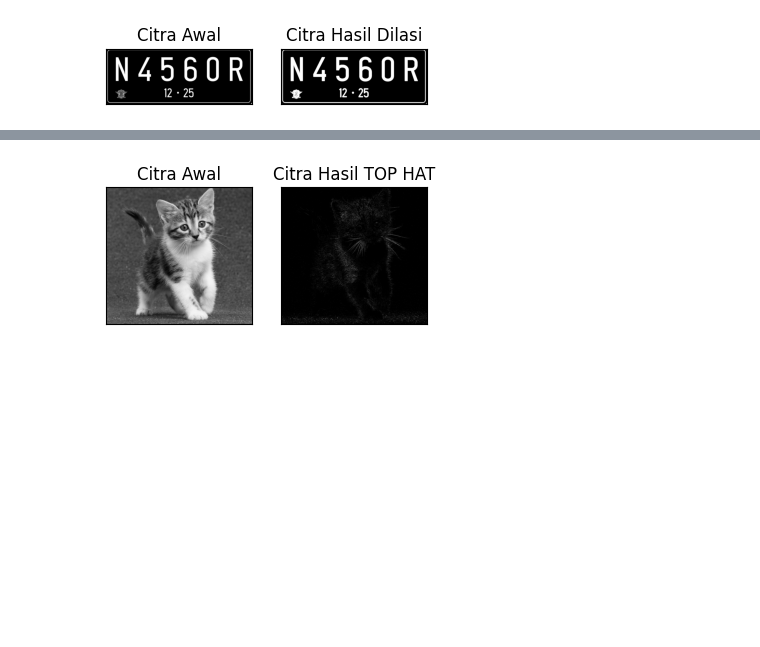
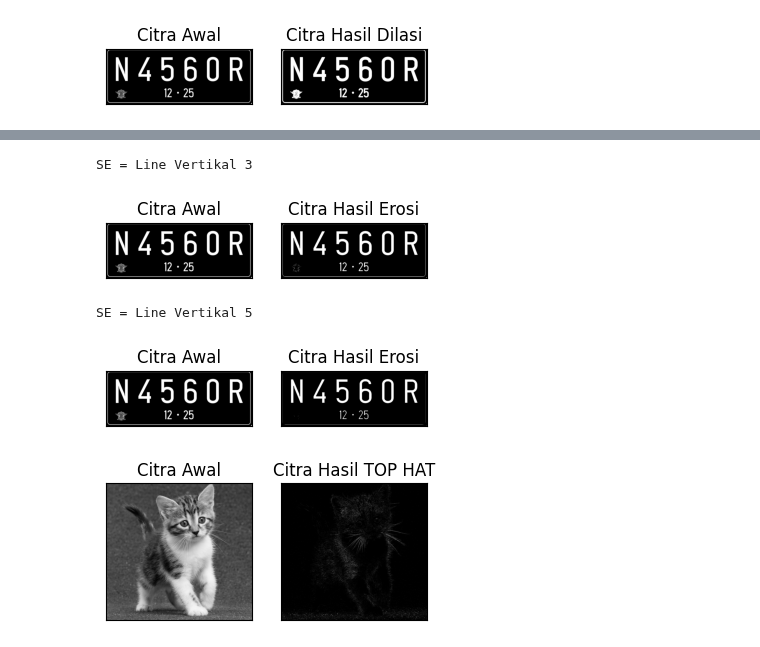
Before and after one commit to ibnuzzi/PCVK_Ganjil_26, a Jupyter notebook: Week9_17.ipynb, the cells around one changed output, grey strips where cells are left out. Drawn from its saved outputs; the diff is of its cells as text; code cells hidden in the pictures; blank space fills up the shorter version.

```diff
--- a/Week9_17.ipynb
+++ b/Week9_17.ipynb
@@ -332,43 +342,49 @@ plt.show()
 # %%
 #Erosi Line Vertikal SE
 def erosi_citra(F,k):
-#size image
-m,n= F.shape
-#Generate structure element erosi (SE)
-SE = cv2.getStructuringElement(cv2.MORPH_ELLIPSE,(1,k)) #SE line vertikal
-constant= (k-1)//2
-imgE= np.zeros((m,n), dtype=np.uint8)
-#Proses Erosi
- for i in range(constant, m-constant):
+  #size image
+  m,n= F.shape
+  #Generate structure element erosi (SE)
+  SE = cv2.getStructuringElement(cv2.MORPH_ELLIPSE,(1,k)) #SE line vertikal
+  constant= (k-1)//2
+  imgE= np.zeros((m,n), dtype=np.uint8)
+  #Proses Erosi
+  for i in range(constant, m-constant):
     for j in range(constant,n-constant):
       temp= F[i-constant:i+constant+1, j-constant:j+constant+1]
       product= temp*SE
       imgE[i,j]= np.min(product)
 
   return imgE
+
 print('SE = Line Vertikal 3')
-img_e= cv2.imread('/content/drive/MyDrive/PCVK/Images/plat nomer.jpg',0) #
+img_e= cv2.imread('/content/drive/MyDrive/Kuliah/PCVK/Images/plat_nomer.jpg',0) #
 ret1, thresh1 = cv2.threshold(img_e, 127, 225, cv2.THRESH_BINARY)
 k=3
 imgE = erosi_citra(thresh1,k)
 
 plt.subplot(131),plt.imshow(img_e,cmap = 'gray')
 plt.title('Citra Awal'), plt.xticks([]), plt.yticks([])
 plt.subplot(132),plt.imshow(imgE,cmap = 'gray')
 plt.title('Citra Hasil Erosi'), plt.xticks([]), plt.yticks([])
 plt.show()
 
 print('SE = Line Vertikal 5')
-img_e= cv2.imread('/content/drive/MyDrive/PCVK/Images/plat nomer.jpg',0) #
+img_e= cv2.imread('/content/drive/MyDrive/Kuliah/PCVK/Images/plat_nomer.jpg',0) #
 ret1, thresh1 = cv2.threshold(img_e, 127, 225, cv2.THRESH_BINARY)
 k=5
 imgE = erosi_citra(thresh1,k)
 
 plt.subplot(131),plt.imshow(img_e,cmap = 'gray')
 plt.title('Citra Awal'), plt.xticks([]), plt.yticks([])
 plt.subplot(132),plt.imshow(imgE,cmap = 'gray')
 plt.title('Citra Hasil Erosi'), plt.xticks([]), plt.yticks([])
 plt.show()
+# %% [output]
+SE = Line Vertikal 3
+[figure, added]
+SE = Line Vertikal 5
+[figure, added]
 # %%
 # Getting the kernel to be used in Top-Hat
 filterSize =(3, 3)
```
Also changed, not shown: parts of 2 cells of this notebook.
